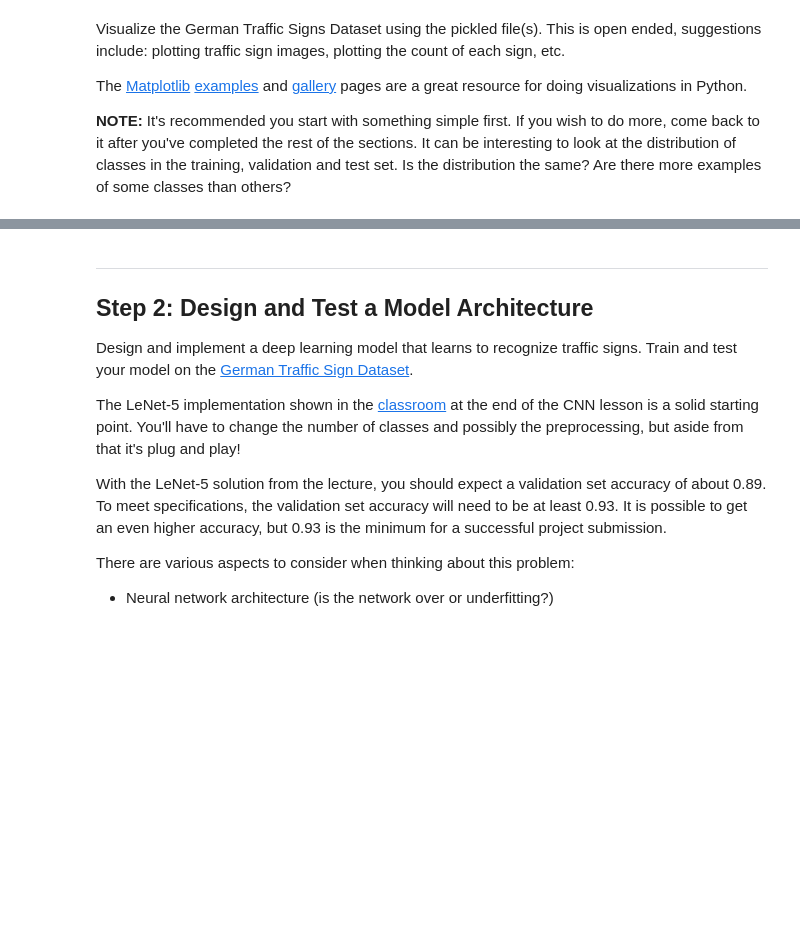
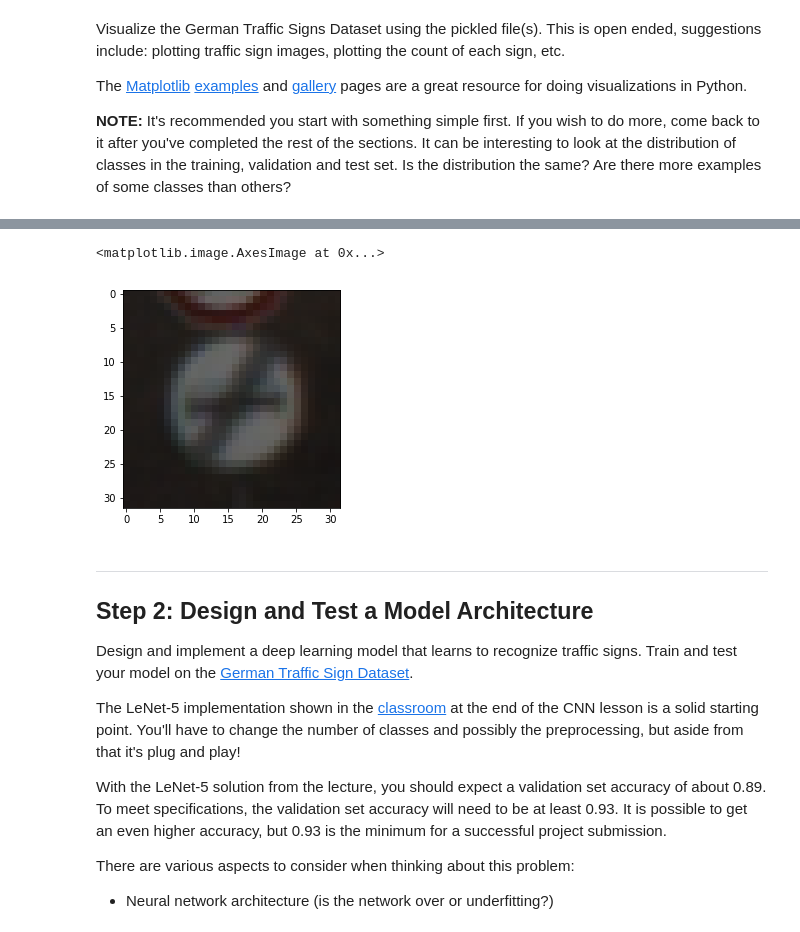
Before and after one commit to SamuelNavarro/SelfDriving, a Jupyter notebook: TrafficSign/LeNet/Traffic_Sign_Classifier-Copy1.ipynb, the cells around one changed output, grey strips where cells are left out. Drawn from its saved outputs; the diff is of its cells as text; code cells hidden in the pictures; blank space fills up the shorter version.

```diff
--- a/TrafficSign/LeNet/Traffic_Sign_Classifier-Copy1.ipynb
+++ b/TrafficSign/LeNet/Traffic_Sign_Classifier-Copy1.ipynb
@@ -123,3 +147,8 @@ plt.title(str(y_train[index])  + ": " + signames_dict[str(y_train[index])])
+# %%
+plt.imshow(X_train[10].squeeze())
+# %% [output]
+<matplotlib.image.AxesImage at 0x...>
+[figure, added]
 # %% [markdown]
 ----
 
```
Also changed, not shown: parts of 22 cells of this notebook.
